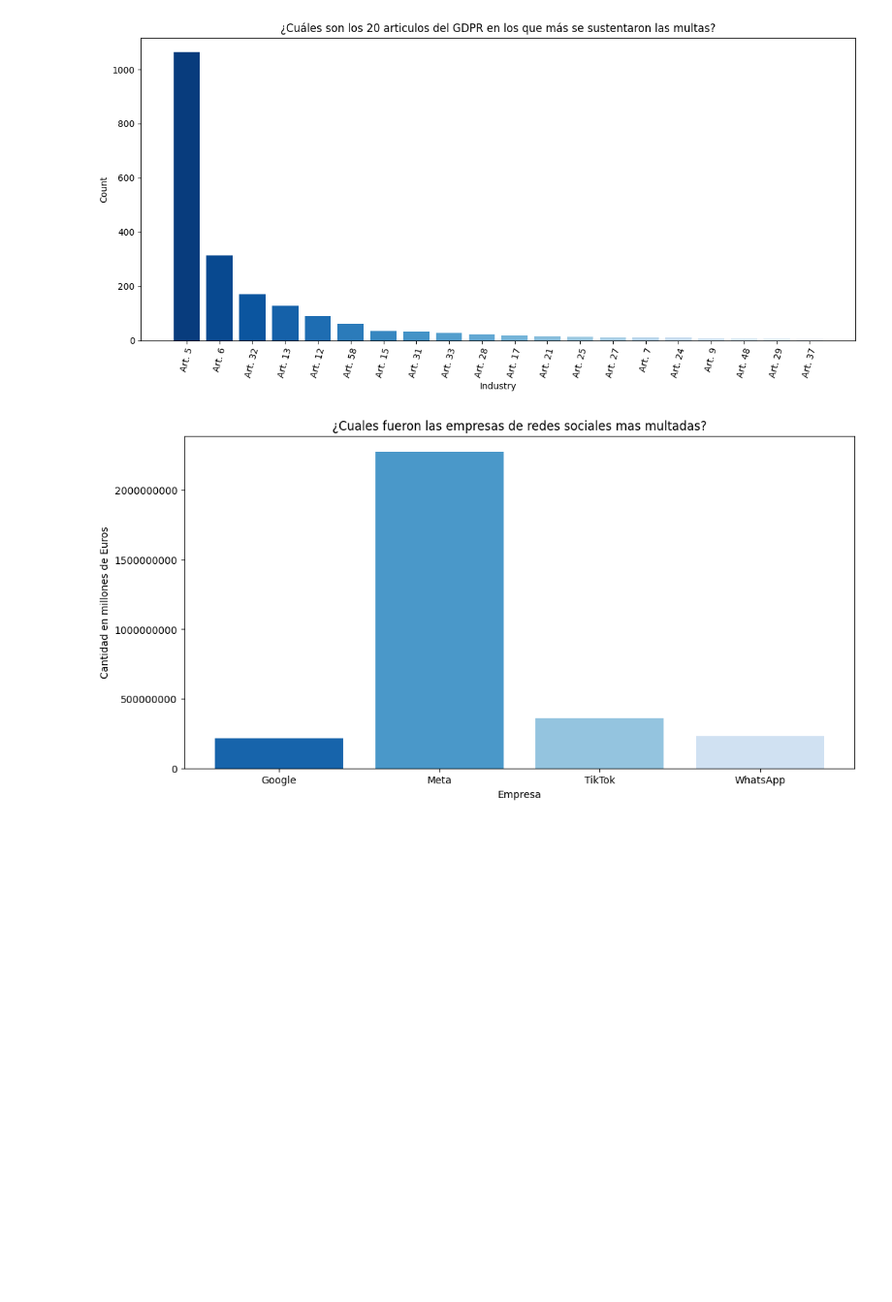
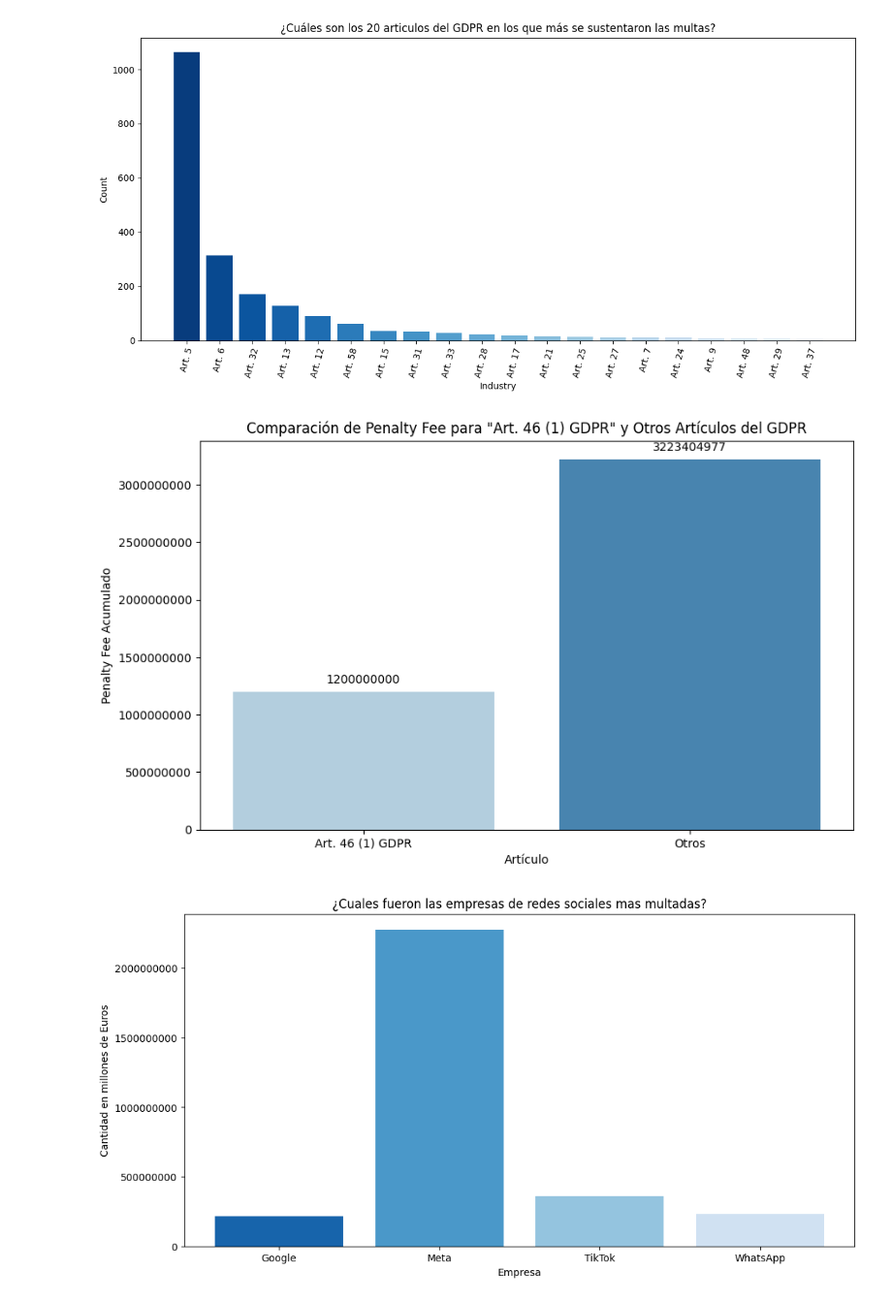
Before and after one commit to gomezgaston/Data_Compliance_Analysis, a Jupyter notebook: EDA.ipynb, the cells around one changed output. Shown: that part at 97% size. Saved outputs shown, nothing was run; the diff lists cells and outputs as text; code cells hidden in the pictures; blank space fills up the shorter version.

```diff
--- a/EDA.ipynb
+++ b/EDA.ipynb
@@ -153,6 +98,42 @@ plt.tight_layout()
 plt.show()
 # %% [output]
 [figure]
+# %%
+# Drop the existing index column
+df_aux = df_aux.drop(columns=['index'], errors='ignore')
+
+# Reset the index to default integer index
+df_aux = df_aux.reset_index()
+
+# Handle non-numeric values in 'penalty_fee' column
+df_aux['penalty_fee'] = pd.to_numeric(df_aux['penalty_fee'], errors='coerce')
+
+# Create a new column for grouping "Art. 46 (1) GDPR" and other values
+df_aux['grouped_law'] = 'Otros'
+df_aux.loc[df_aux['law'] == 'Art. 46 (1) GDPR', 'grouped_law'] = 'Art. 46 (1) GDPR'
+
+# Group by the new column and sum
+df_grouped = df_aux.groupby('grouped_law')['penalty_fee'].sum()
+
+# Create the cumulative bar plot
+plt.figure(figsize=(10, 6))
+ax = sns.barplot(x=df_grouped.index, y=df_grouped, hue=df_grouped.index, palette="Blues")
+
+# Add count annotations on each bar
+for p in ax.patches:
+    ax.annotate(f'{p.get_height():.0f}', (p.get_x() + p.get_width() / 2., p.get_height()),
+                ha='center', va='center', xytext=(0, 10), textcoords='offset points')
+
+# Format y-axis ticks as plain numbers
+plt.ticklabel_format(style='plain', axis='y')
+
+# Labels and title
+plt.xlabel('Artículo')
+plt.ylabel('Penalty Fee Acumulado')
+plt.title('Comparación de Penalty Fee para "Art. 46 (1) GDPR" y Otros Artículos del GDPR')
+plt.show()
+# %% [output]
+[figure, added]
 # %%
 #Que tan presentes estan las multas en empresas de redes sociales?
 df_aux = df.query('subjet.str.contains("Meta|TikTok|Google|WhatsApp", case=False, na=False)', engine='python').copy()
```
Also changed, not shown: parts of 6 cells of this notebook.
